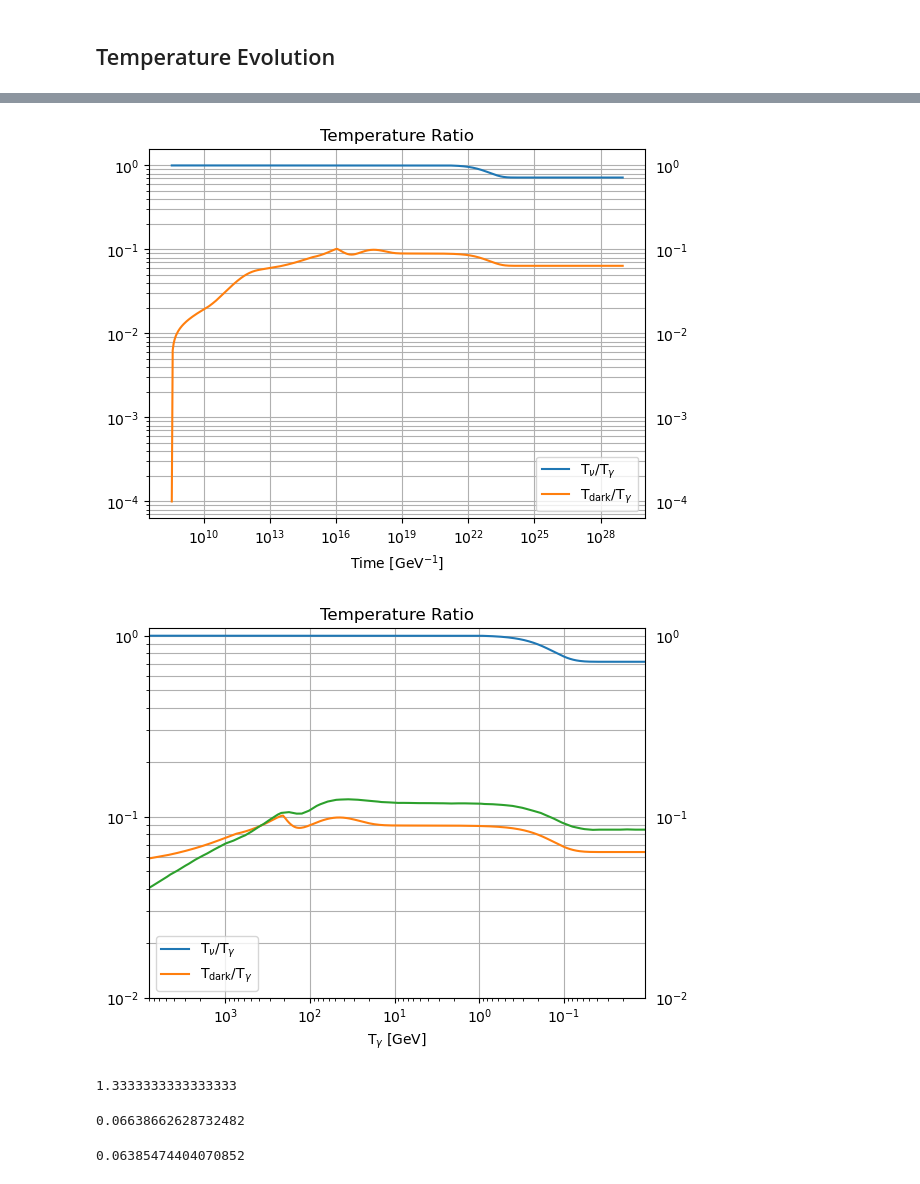
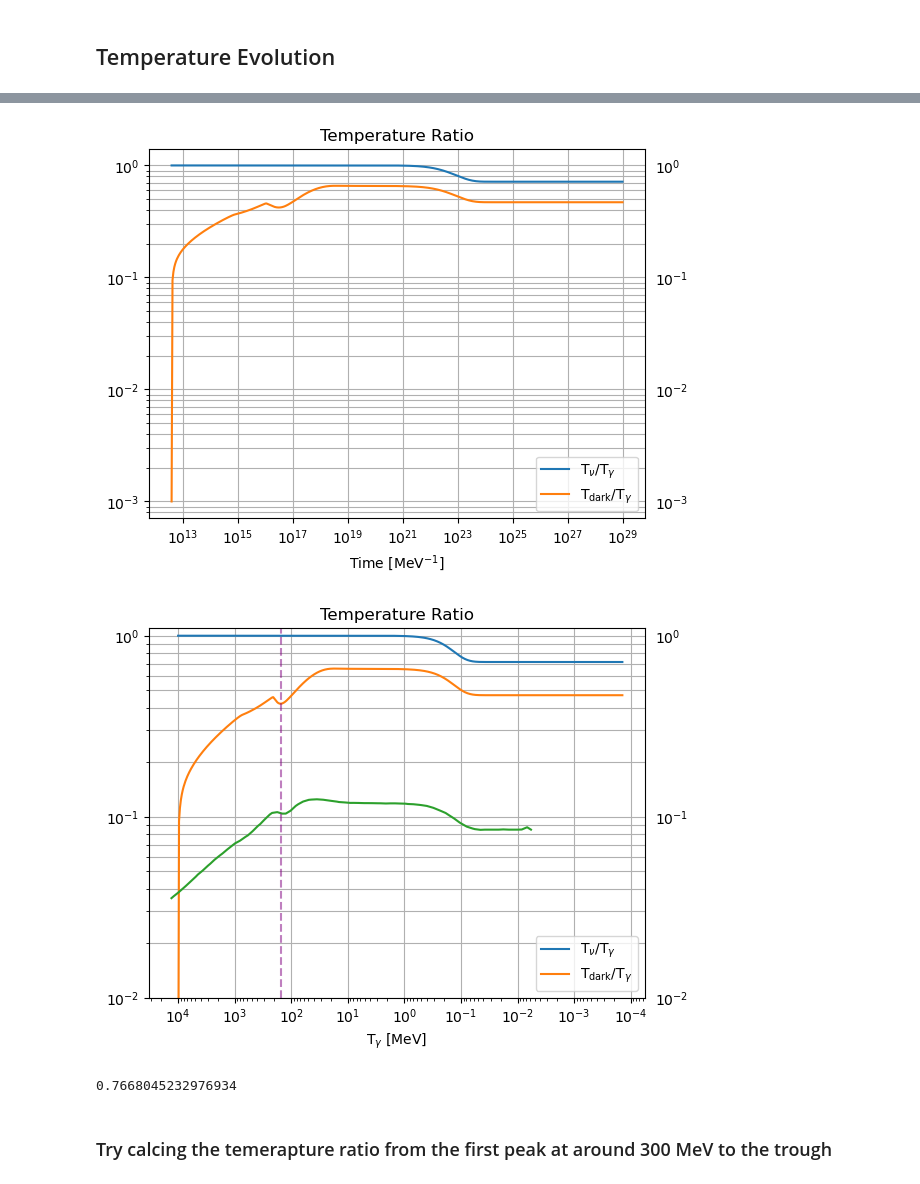
Before and after one commit to Duncan-Adams/mcp_boltzmann, a Jupyter notebook: notebooks/mcp_boltzmann_solver.ipynb, the cells around one changed output, grey strips where cells are left out. Saved outputs shown, nothing was run; the diff lists cells and outputs as text; code cells hidden in the pictures.

```diff
--- a/notebooks/mcp_boltzmann_solver.ipynb
+++ b/notebooks/mcp_boltzmann_solver.ipynb
@@ -99,3 +106,10 @@ Boltz.add_colterm_EM_DS(CF_ann_sm_ds)
 Boltz.add_colterm_EM_DS(CF_scatt_sm_ds)
 Boltz.add_colterm_EM_DS(CF_plas)
 Boltz.add_colterm_EM_DS(CF_Z_decay)
+# %%
+from mcp_boltzmann.sm import DeltaRho_nue, DeltaRho_numu
+
+FAC = 1./(6.58212e-22)
+
+def delta_rho_nu_gam(T_gam, T_nu):
+    return (1/FAC)*(DeltaRho_nue(T_gam, T_nu, 0.0) + 2*DeltaRho_numu(T_gam, T_nu, 0.0))
@@ -102,4 +120,7 @@ Boltz.add_colterm_EM_DS(CF_Z_decay)
+# %%
+Boltz.add_colterm_EM_NU(delta_rho_nu_gam)
 # %%
-T_gamma_0 = 1e6 * MeV
+T_gamma_0 = 1e4 * MeV
 T_nu_0 = T_gamma_0
-T_DS_0 = 1e-4*T_gamma_0
+# T_DS_0 = 3.5e2
+T_DS_0 = 10
@@ -117,5 +161,5 @@ plt.yscale('log')
 # %%
-sol_bsm = Boltz.solve_boltzmann_eq(T_gamma_0, T_nu_0, T_DS_0, Q)
+sol_bsm = Boltz.solve_boltzmann_eq(T_gamma_0, T_nu_0, T_DS_0)
 
 T_gam_final = sol_bsm.y[0][-1]
 T_nu_final = sol_bsm.y[1][-1]
@@ -180,53 +224,55 @@ plt.plot(sol_bsm.t, sol_bsm.y[2]/sol_bsm.y[0], label=r'T$_{\rm dark}$/T$_\gamma$
 plt.xscale('log')
 plt.yscale('log')
 
-plt.xlabel('Time [GeV$^{-1}$]')
+plt.xlabel('Time [MeV$^{-1}$]')
 plt.title('Temperature Ratio')
 
 plt.tick_params(labelright=True, which='both')
 plt.yticks()
 plt.grid(which='both', axis='y')
 plt.grid(axis='x')
 
 plt.legend()
 
 plt.show()
 
 plt.plot(sol_bsm.y[0], sol_bsm.y[1]/sol_bsm.y[0], label=r'T$_\nu$/T$_\gamma$')
 plt.plot(sol_bsm.y[0], sol_bsm.y[2]/sol_bsm.y[0], label=r'T$_{\rm dark}$/T$_\gamma$')
 plt.plot(*fig3_1311_2600_Td_by_Tgam)
 plt.xscale('log')
 plt.yscale('log')
 
-plt.xlabel('T$_\gamma$ [GeV]')
+plt.xlabel('T$_\gamma$ [MeV]')
 plt.title('Temperature Ratio')
 
 plt.tick_params(labelright=True, which='both')
 plt.yticks()
 plt.grid(which='both', axis='y')
 plt.grid(axis='x')
 plt.gca().invert_xaxis()
+
+
+plt.ylim(1e-2, 1.1)
+# plt.axvline(200,  color='purple', linestyle='dashed', alpha=0.5, label=r'$\Lambda_{\rm QCD}$')
+plt.axvline(150,  color='purple', linestyle='dashed', alpha=0.5)
+# plt.xlim(0.8e4, 1.1e-2)
 plt.legend()
 
-plt.ylim(1e-2, 1.1)
-plt.xlim(0.8e4, 1.1e-2)
-
 plt.show()
 # %% [output]
-[figure, old version]
+[figure, new version]
-[figure, old version]
+[figure, new version]
-# %%
-.088/.066
-# %% [output]
-1.3333333333333333
-# %%
-0.06638662628732482
-# %% [output]
-0.06638662628732482
-# %%
-sol_bsm.y[2][-1]/sol_bsm.y[0][-1]
-# %% [output]
-0.06385474404070852
+# %%
+from mcp_boltzmann.gstar import gstar_E_EM, gstar_P_EM
+
+def g_star_s(E):
+    return 0.25*(3*gstar_E_EM(E) + gstar_P_EM(E))
+
+(g_star_s(150)/g_star_s(200))**(1/3)
+# %% [output]
+0.7668045232976934
+# %% [markdown]
+### Try calcing the temerapture ratio from the first peak at around 300 MeV to the trough
 # %%
 plt.plot(sol_bsm.y[0], sol_bsm.y[0], linestyle='dashed', color='black', alpha=0.8, label=r'T$_\gamma$')
 plt.plot(sol_bsm.y[0], sol_bsm.y[1], label=r'T$_\nu$')
```
Also changed, not shown: parts of 34 cells of this notebook, 17 other files.
